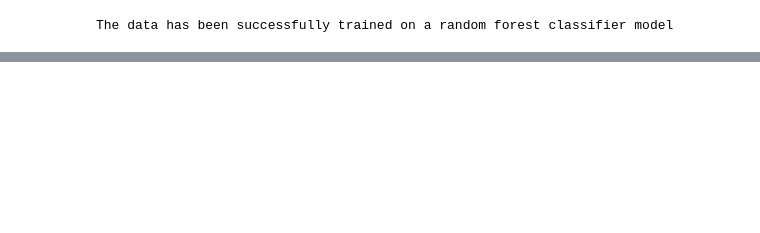
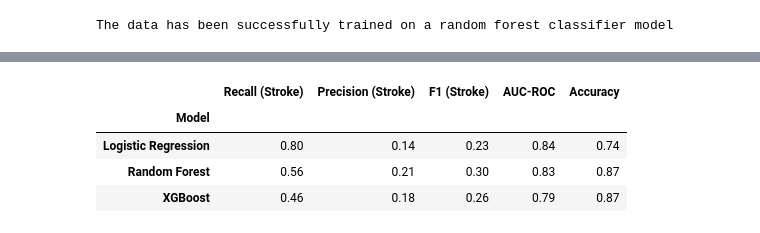
Before and after one commit to maxintelligence/stroke-prediction, a Jupyter notebook: notebooks/stroke_dataset.ipynb, the cells around one changed output, grey strips where cells are left out. Saved outputs shown, nothing was run; the diff lists cells and outputs as text; code cells hidden in the pictures; blank space fills up the shorter version.

```diff
--- a/notebooks/stroke_dataset.ipynb
+++ b/notebooks/stroke_dataset.ipynb
@@ -1079,0 +1259,20 @@ The data has been successfully trained on a random forest classifier model
+# %%
+# comparison table of all the models
+results = {
+    'Model': ['Logistic Regression', 'Random Forest', 'XGBoost'],
+    'Recall (Stroke)': [0.80, 0.56, 0.46],
+    'Precision (Stroke)': [0.14, 0.21, 0.18],
+    'F1 (Stroke)': [0.23, 0.30, 0.26],
+    'AUC-ROC': [0.84, 0.83, 0.79],
+    'Accuracy': [0.74, 0.87, 0.87]
+}
+
+comparison_table = pd.DataFrame(results)
+comparison_table = comparison_table.set_index('Model')
+comparison_table
+# %% [output]
+|  | Recall (Stroke) | Precision (Stroke) | F1 (Stroke) | AUC-ROC | Accuracy |
+| Model |  |  |  |  |  |
+| Logistic Regression | 0.80 | 0.14 | 0.23 | 0.84 | 0.74 |
+| Random Forest | 0.56 | 0.21 | 0.30 | 0.83 | 0.87 |
+| XGBoost | 0.46 | 0.18 | 0.26 | 0.79 | 0.87 |
```
Also changed, not shown: parts of 34 cells of this notebook, 5 other files.
